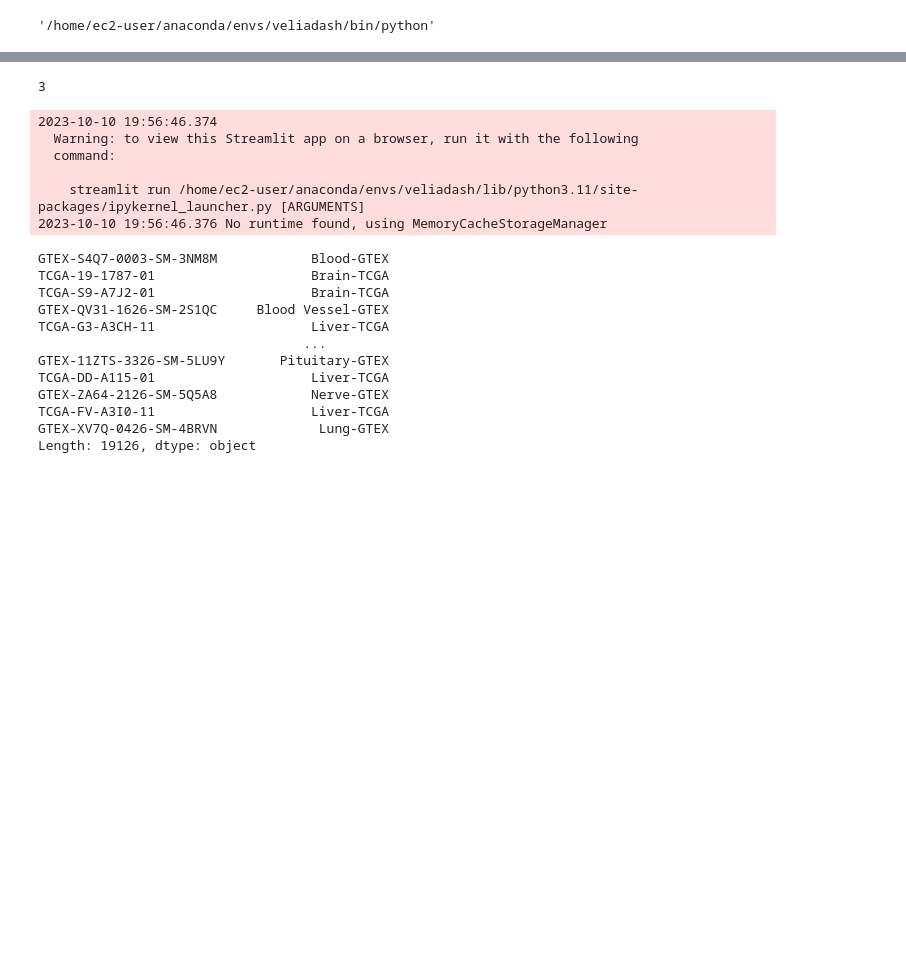
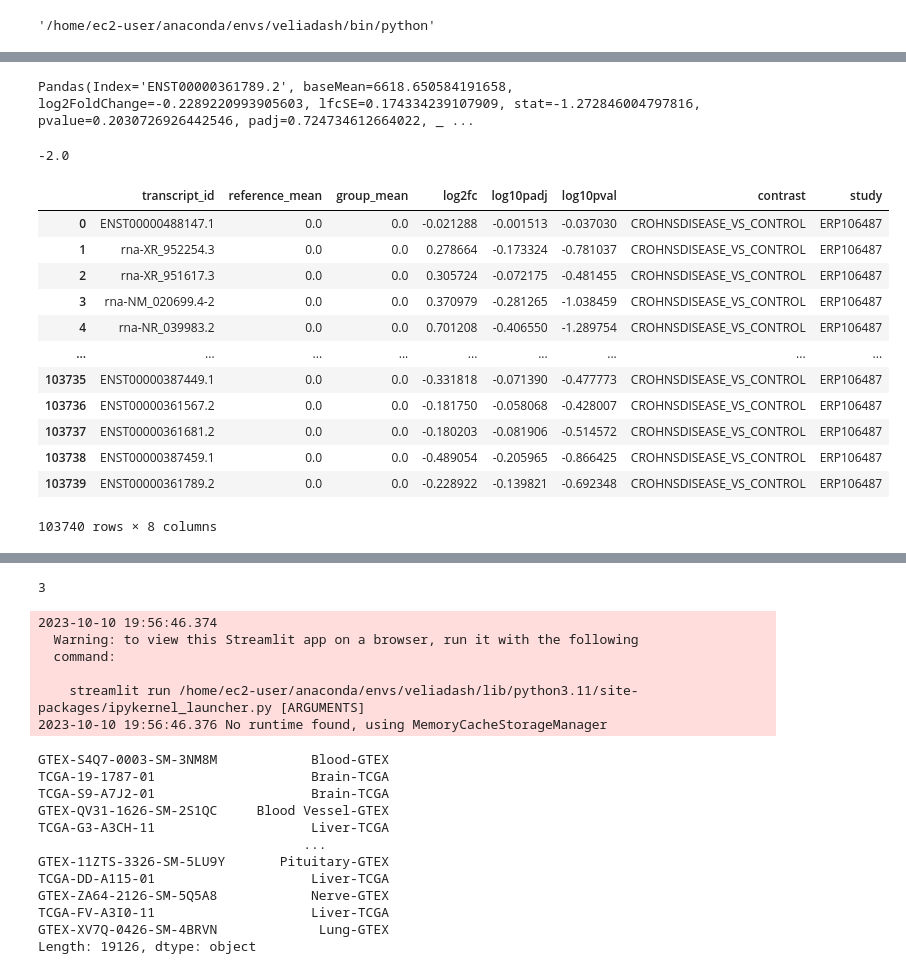
Before and after one commit to veliatx/dashboard, a Jupyter notebook: dashboard/testing.ipynb, the cells around one changed output, grey strips where cells are left out. Drawn from its saved outputs; the diff is of its cells as text; code cells hidden in the pictures; blank space fills up the shorter version.

```diff
--- a/dashboard/testing.ipynb
+++ b/dashboard/testing.ipynb
@@ -13,0 +96,65 @@ from plotting import *
+# %%
+
+class TranscriptDE(Base):
+    __tablename__ = 'transcript_differential_expression'
+    transcript_id = Column(String, primary_key=True)
+    reference_mean = Column(Float)
+    group_mean = Column(Float)
+    log2fc = Column(Float)
+    log10padj = Column(Float)
+    log10pval = Column(Float)
+    contrast = Column(String)
+    study = Column(String)
+
+engine = create_engine('sqlite:///example.db')
+Base.metadata.create_all(engine)
+# %%
+from sqlalchemy.orm import sessionmaker
+
+Session = sessionmaker(bind=engine)
+session = Session()
+transcripts_to_add = []
+for n, df in de_results.items():
+    contrast = n.replace('.csv', '').replace('_transcript_', '-')
+    study = contrast.split('-')[0]
+
+    for row in tqdm(df.itertuples()):
+        t = TranscriptDE(transcript_id = row.Index,
+                     reference_mean = 0,
+                     group_mean = 0,
+                     log2fc = row.log2FoldChange,
+                     log10padj = np.log10(row.padj),
+                     log10pval = np.log10(row.pvalue),
+                     contrast = contrast.replace(study+'-', ''),
+                     study = study
+                     )
+        session.add(t)
+    break
+    # break
+n
+df
+row
+# %% [output]
+Pandas(Index='ENST00000361789.2', baseMean=6618.650584191658, log2FoldChange=-0.2289220993905603, lfcSE=0.174334239107909, stat=-1.272846004797816, pvalue=0.2030726926442546, padj=0.724734612664022, _ ...
+# %%
+session.commit()
+np.log10(0.01)
+# %% [output]
+-2.0
+# %%
+de_filter = session.query(TranscriptDE).filter(TranscriptDE.log10padj >= -2.).statement
+pd.read_sql(de_filter, session.bind)
+# %% [output]
+|  | transcript_id | reference_mean | group_mean | log2fc | log10padj | log10pval | contrast | study |
+| 0 | ENST00000488147.1 | 0.0 | 0.0 | -0.021288 | -0.001513 | -0.037030 | CROHNSDISEASE_VS_CONTROL | ERP106487 |
+| 1 | rna-XR_952254.3 | 0.0 | 0.0 | 0.278664 | -0.173324 | -0.781037 | CROHNSDISEASE_VS_CONTROL | ERP106487 |
+| 2 | rna-XR_951617.3 | 0.0 | 0.0 | 0.305724 | -0.072175 | -0.481455 | CROHNSDISEASE_VS_CONTROL | ERP106487 |
+| 3 | rna-NM_020699.4-2 | 0.0 | 0.0 | 0.370979 | -0.281265 | -1.038459 | CROHNSDISEASE_VS_CONTROL | ERP106487 |
+| 4 | rna-NR_039983.2 | 0.0 | 0.0 | 0.701208 | -0.406550 | -1.289754 | CROHNSDISEASE_VS_CONTROL | ERP106487 |
+| ... | ... | ... | ... | ... | ... | ... | ... | ... |
+| 103735 | ENST00000387449.1 | 0.0 | 0.0 | -0.331818 | -0.071390 | -0.477773 | CROHNSDISEASE_VS_CONTROL | ERP106487 |
+| 103736 | ENST00000361567.2 | 0.0 | 0.0 | -0.181750 | -0.058068 | -0.428007 | CROHNSDISEASE_VS_CONTROL | ERP106487 |
+| 103737 | ENST00000361681.2 | 0.0 | 0.0 | -0.180203 | -0.081906 | -0.514572 | CROHNSDISEASE_VS_CONTROL | ERP106487 |
+| 103738 | ENST00000387459.1 | 0.0 | 0.0 | -0.489054 | -0.205965 | -0.866425 | CROHNSDISEASE_VS_CONTROL | ERP106487 |
+| 103739 | ENST00000361789.2 | 0.0 | 0.0 | -0.228922 | -0.139821 | -0.692348 | CROHNSDISEASE_VS_CONTROL | ERP106487 |
+103740 rows × 8 columns
```
Also changed, not shown: parts of 15 cells of this notebook, 6 other files.
